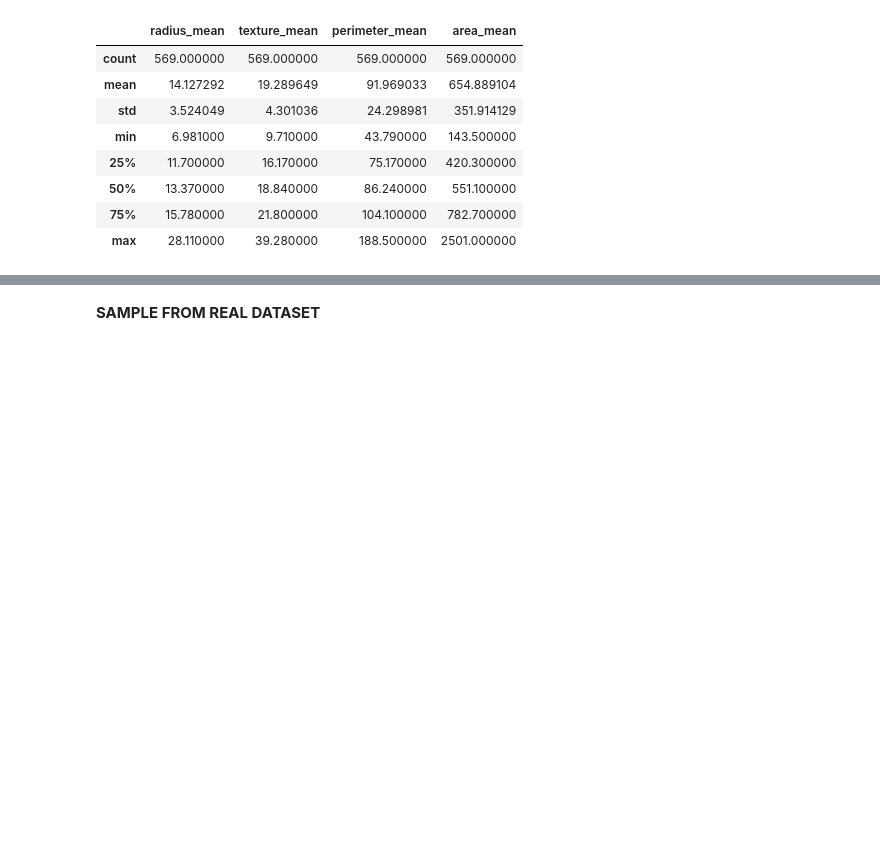
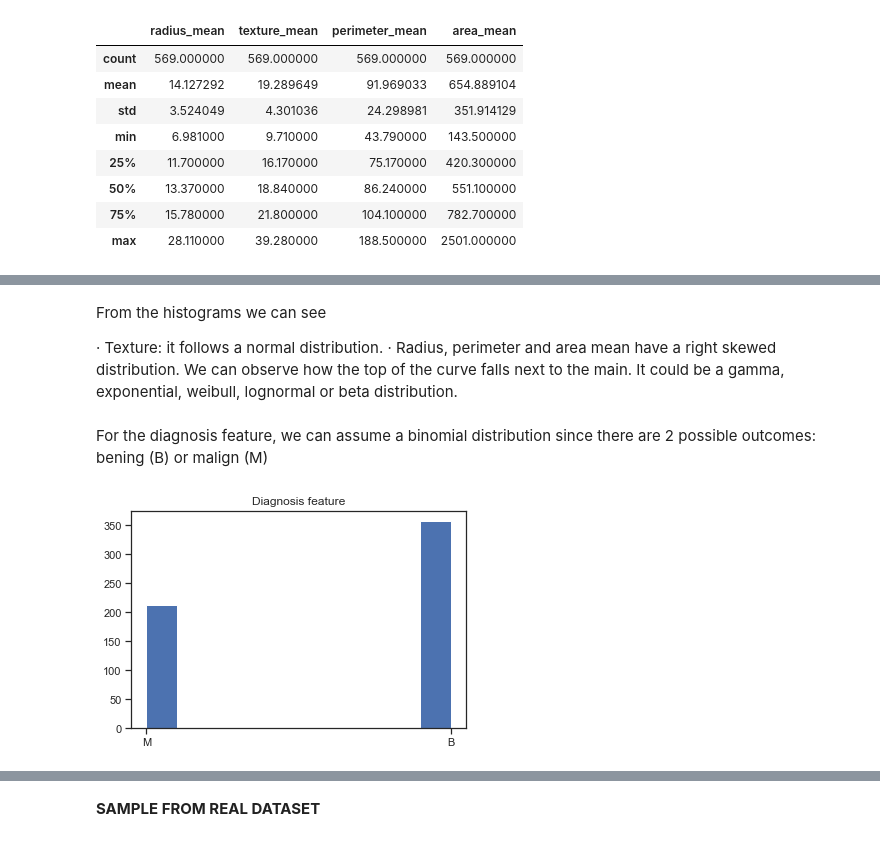
Before and after one commit to RobVergano/PDA22, a Jupyter notebook: Project 1 PDA 2022.ipynb, the cells around one changed output, grey strips where cells are left out. Drawn from its saved outputs; the diff is of its cells as text; code cells hidden in the pictures; blank space fills up the shorter version.

```diff
--- a/Project 1 PDA 2022.ipynb
+++ b/Project 1 PDA 2022.ipynb
@@ -138,0 +146,15 @@ sns.pairplot(df, hue= "diagnosis")
+# %% [markdown]
+From the histograms we can see
+
+· Texture: it follows a normal distribution.
+· Radius, perimeter and area mean have a right skewed distribution. We can observe how the top of the curve falls next to the main. It could be a gamma, exponential, weibull, lognormal or beta distribution.
+# %% [markdown]
+For the diagnosis feature, we can assume a binomial distribution since there are 2 possible outcomes: bening (B) or malign (M)
+# %%
+# Histogram of the diagnosis feature.
+# Overall, there are more tumors classified as bening, we will have to consider this proportion for our simulated dataset.
+plt.hist(df["diagnosis"])
+plt.title("Diagnosis feature")
+plt.show()
+# %% [output]
+[figure, added]
```
Also changed, not shown: parts of 26 cells of this notebook.
